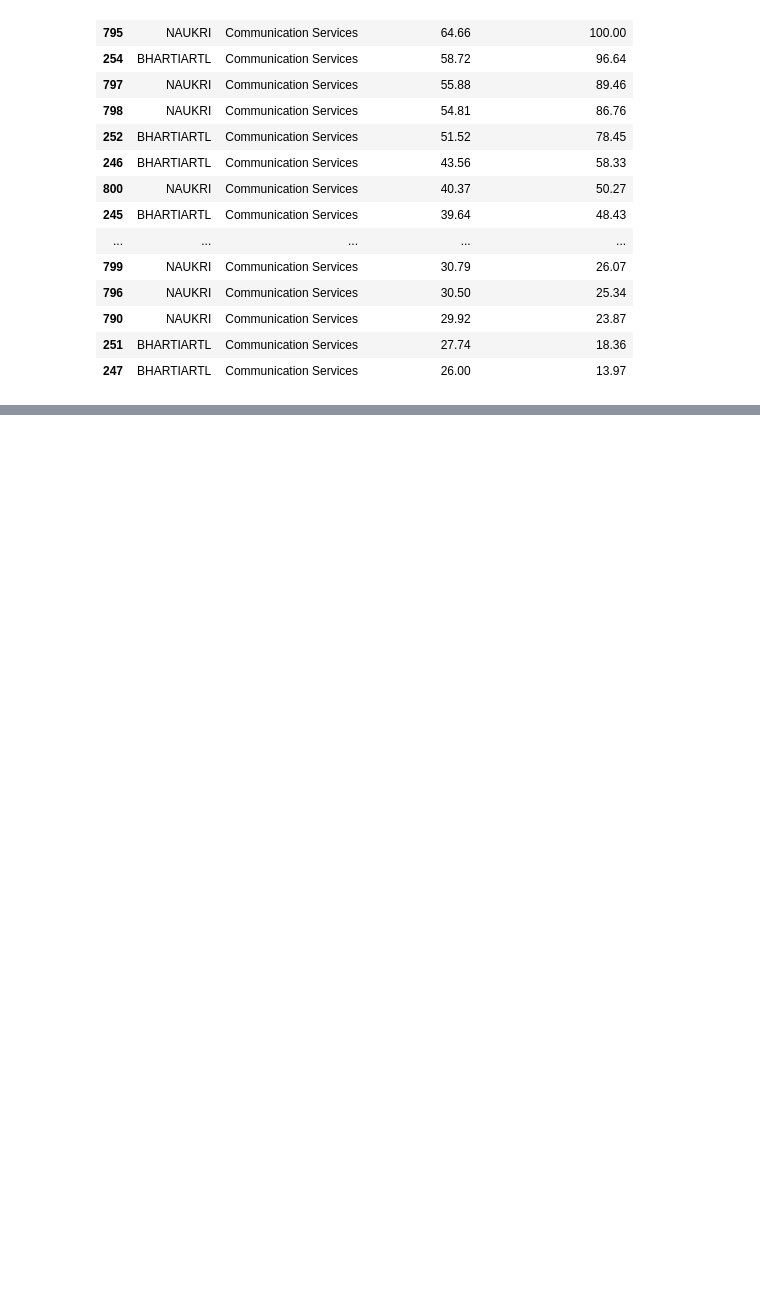
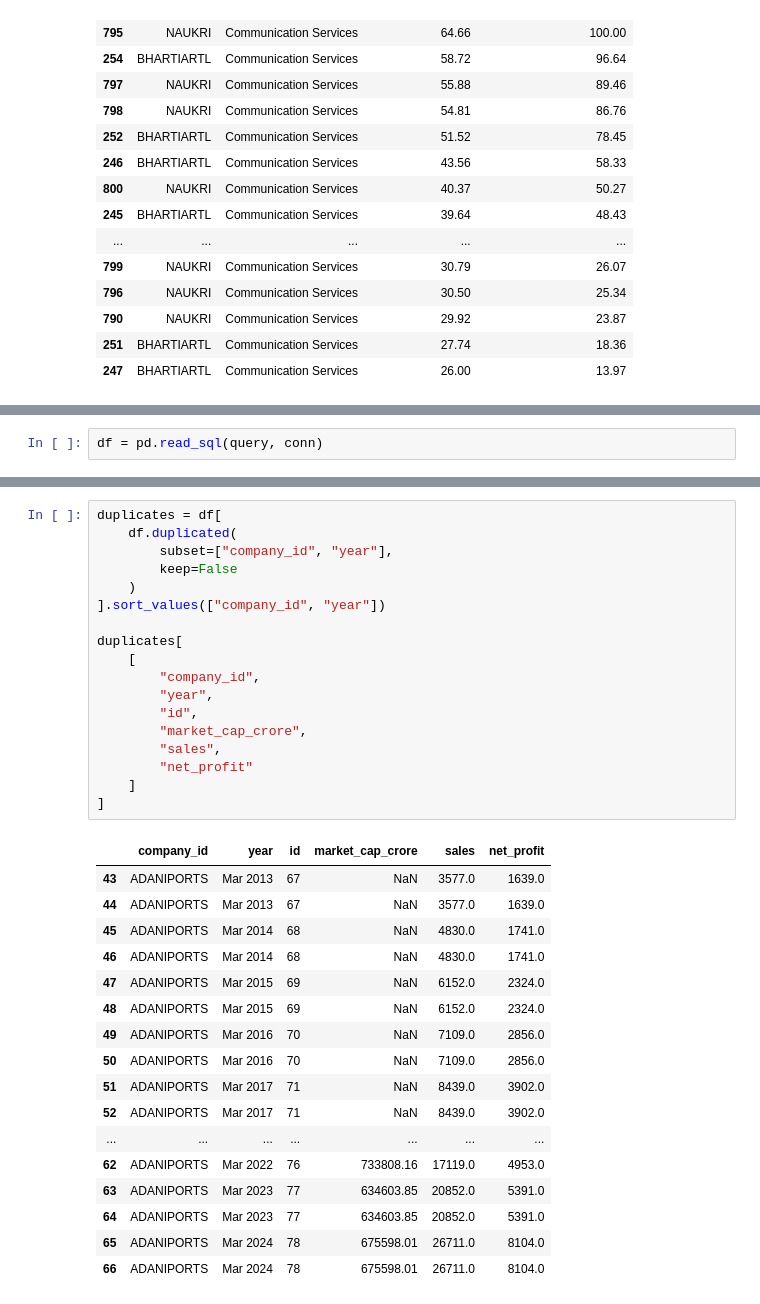
Before and after one commit to padmawararush9-del/n100-financial-intelligence-platform, a Jupyter notebook: Untitled5.ipynb, the cells around one changed output, grey strips where cells are left out. Saved outputs shown, nothing was run; the diff lists cells and outputs as text; blank space fills up the shorter version.

```diff
--- a/Untitled5.ipynb
+++ b/Untitled5.ipynb
@@ -850,0 +1355,2 @@ df[
+# %%
+df = pd.read_sql(query, conn)
@@ -850,0 +1368,36 @@ df[
+# %%
+duplicates = df[
+    df.duplicated(
+        subset=["company_id", "year"],
+        keep=False
+    )
+].sort_values(["company_id", "year"])
+
+duplicates[
+    [
+        "company_id",
+        "year",
+        "id",
+        "market_cap_crore",
+        "sales",
+        "net_profit"
+    ]
+]
+# %% [output]
+|  | company_id | year | id | market_cap_crore | sales | net_profit |
+| 43 | ADANIPORTS | Mar 2013 | 67 | NaN | 3577.0 | 1639.0 |
+| 44 | ADANIPORTS | Mar 2013 | 67 | NaN | 3577.0 | 1639.0 |
+| 45 | ADANIPORTS | Mar 2014 | 68 | NaN | 4830.0 | 1741.0 |
+| 46 | ADANIPORTS | Mar 2014 | 68 | NaN | 4830.0 | 1741.0 |
+| 47 | ADANIPORTS | Mar 2015 | 69 | NaN | 6152.0 | 2324.0 |
+| 48 | ADANIPORTS | Mar 2015 | 69 | NaN | 6152.0 | 2324.0 |
+| 49 | ADANIPORTS | Mar 2016 | 70 | NaN | 7109.0 | 2856.0 |
+| 50 | ADANIPORTS | Mar 2016 | 70 | NaN | 7109.0 | 2856.0 |
+| 51 | ADANIPORTS | Mar 2017 | 71 | NaN | 8439.0 | 3902.0 |
+| 52 | ADANIPORTS | Mar 2017 | 71 | NaN | 8439.0 | 3902.0 |
+| ... | ... | ... | ... | ... | ... | ... |
+| 62 | ADANIPORTS | Mar 2022 | 76 | 733808.16 | 17119.0 | 4953.0 |
+| 63 | ADANIPORTS | Mar 2023 | 77 | 634603.85 | 20852.0 | 5391.0 |
+| 64 | ADANIPORTS | Mar 2023 | 77 | 634603.85 | 20852.0 | 5391.0 |
+| 65 | ADANIPORTS | Mar 2024 | 78 | 675598.01 | 26711.0 | 8104.0 |
+| 66 | ADANIPORTS | Mar 2024 | 78 | 675598.01 | 26711.0 | 8104.0 |
```
Also changed, not shown: parts of 78 cells of this notebook, 4 other files.
